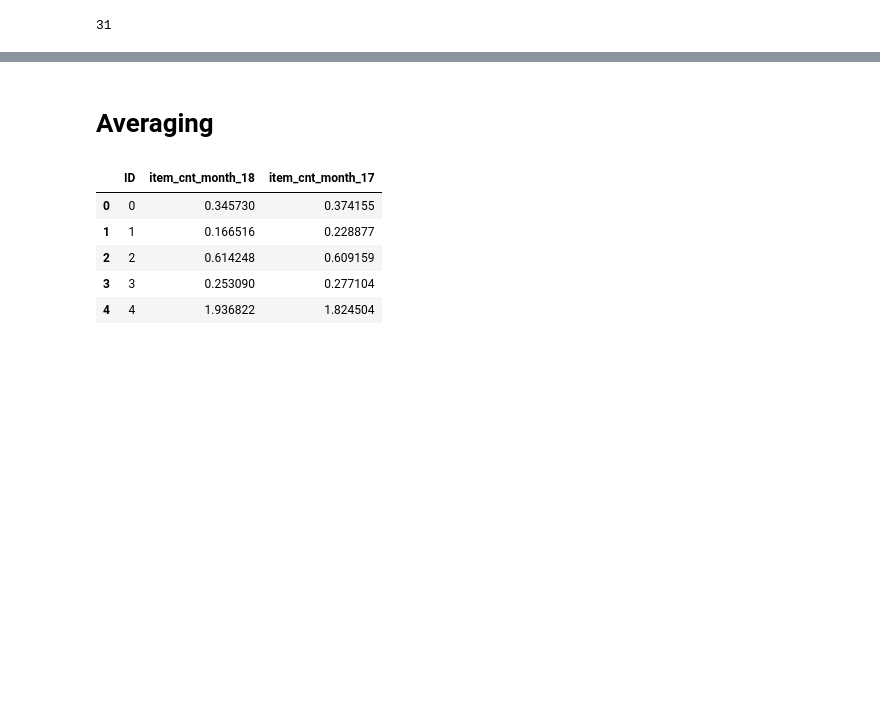
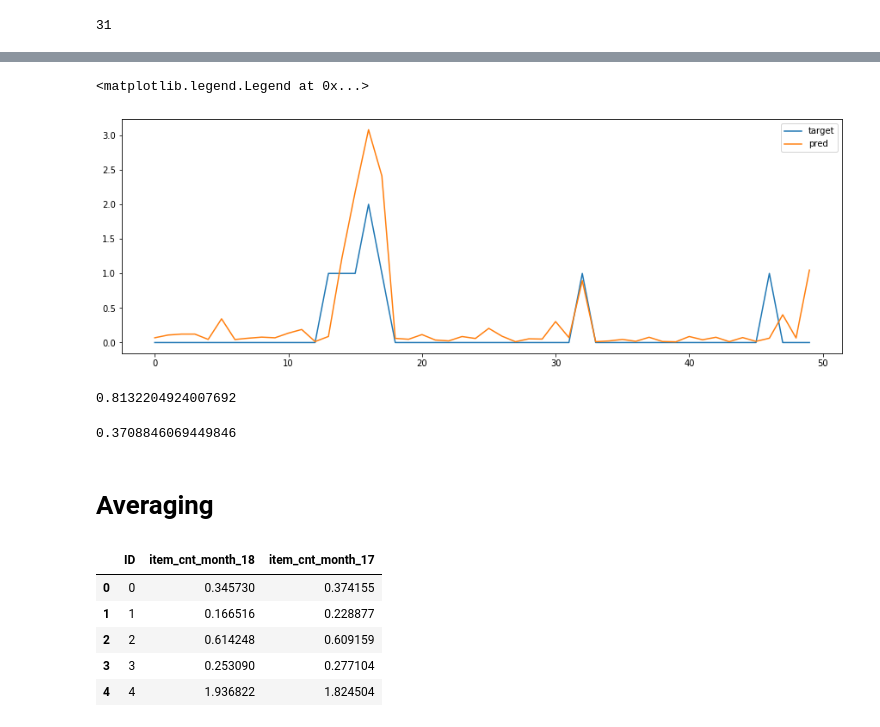
Before and after one commit to rfhussain/py4ds_final_project, a Jupyter notebook: src/data_prep_predictions.ipynb, the cells around one changed output, grey strips where cells are left out. Saved outputs shown, nothing was run; the diff lists cells and outputs as text; code cells hidden in the pictures; blank space fills up the shorter version.

```diff
--- a/src/data_prep_predictions.ipynb
+++ b/src/data_prep_predictions.ipynb
@@ -317,6 +321,24 @@ ax.legend(loc='upper right')
+# %%
+ytarget = y_valid[250:300]
+ypred = pred_lgb_valid[250:300]
+fig, ax = plt.subplots(figsize=(15,5))
+ax.plot(ytarget, label='target')
+ax.plot(ypred, label='pred')
+ax.legend(loc='upper right')
+# %% [output]
+<matplotlib.legend.Legend at 0x...>
+[figure, added]
 # %%
 from sklearn.metrics import r2_score
 from sklearn.metrics import mean_squared_error
+# %%
+mean_squared_error(y_valid, pred_lgb_valid)
+# %% [output]
+0.8132204924007692
+# %%
+r2_score(y_valid, pred_lgb_valid)
+# %% [output]
+0.3708846069449846
 # %% [markdown]
 # Averaging
 # %%
```
Also changed, not shown: parts of 10 cells of this notebook, 7 other files.
